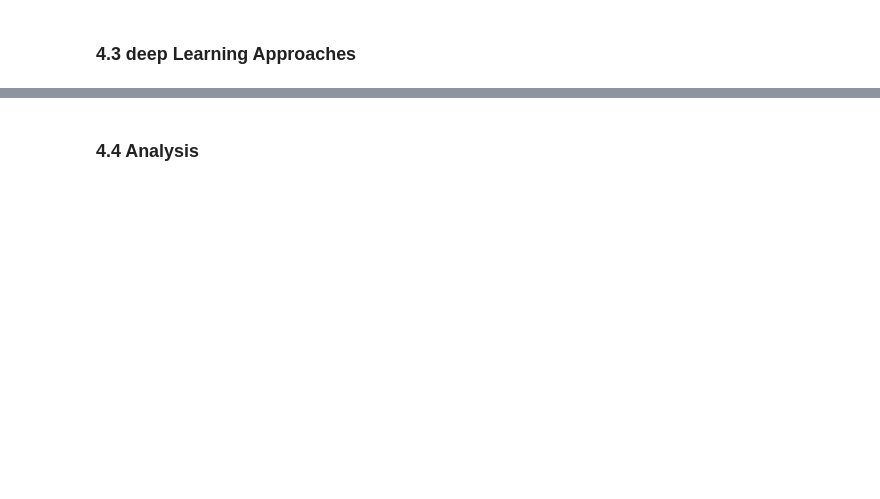
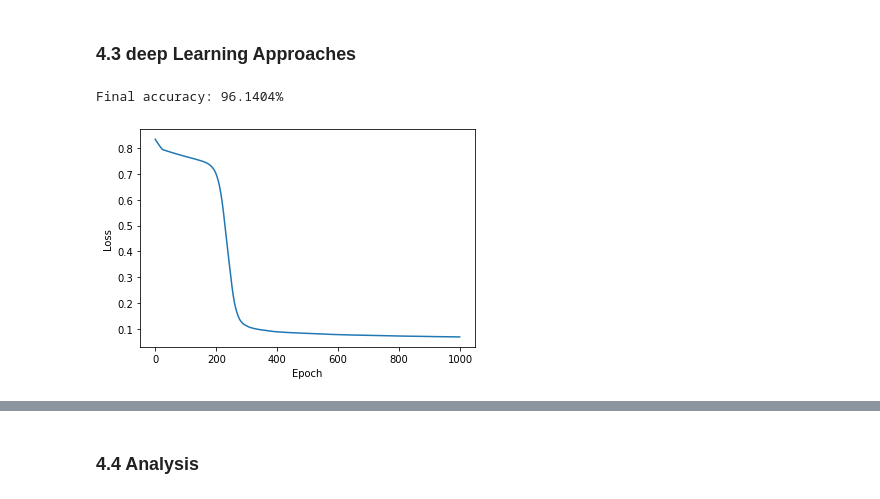
Before and after one commit to junaidiqbalsyed/CS985_Task_2, a Jupyter notebook: Breast_cancer_classification.ipynb, the cells around one changed output, grey strips where cells are left out. Drawn from its saved outputs; the diff is of its cells as text; code cells hidden in the pictures; blank space fills up the shorter version.

Commit message:
Initial Deep Learning Model using pytorch !

```diff
--- a/Breast_cancer_classification.ipynb
+++ b/Breast_cancer_classification.ipynb
@@ -786,0 +798,29 @@ plt.show()
+# %%
+def aNNmodel():
+
+    # model architecture
+    ANNclassifier = nn.Sequential(
+        nn.Linear(torch.tensor(X_train).shape[1] , 16), # Input Layer
+        nn.LeakyReLU(),                                 # activation unit
+        nn.Linear(16, 32),                              # Dense Layer 1
+        nn.LeakyReLU(),                                 # activation unit
+        nn.Linear(32, 64),                              # Dense Layer 2
+        nn.LeakyReLU(),                                 # activation unit
+        nn.Linear(64, 32),                              # Dense Layer 3
+        nn.LeakyReLU(),                                 # activation unit
+        nn.Linear(32, 16),                              # DEnse LAyer 4
+        nn.LeakyReLU(),                                 # activation unit
+        nn.Linear(16, 8),                               # Dense Layer 5
+        nn.LeakyReLU(),                                 # activation unit
+        nn.Linear(8,1),                                 # Dense Layer 6
+        nn.LeakyReLU(),                                 # activation unit
+        nn.Linear(1,1)                                  # Output Layer
+    )
+
+    # Loss Function
+    lossfun = nn.BCEWithLogitsLoss()
+
+    # Optimizer
+    optimizer = torch.optim.Adamax(ANNclassifier.parameters())
+
+    return ANNclassifier, lossfun, optimizer
@@ -786,0 +863,18 @@ plt.show()
+# %%
+# create everything
+ANNclassify,lossfun,optimizer = aNNmodel()
+
+# run it
+losses,predictions,totalacc = trainTheModel(ANNclassify)
+# %%
+# report accuracy
+print('Final accuracy: %g%%' %totalacc)
+
+
+# show the losses
+plt.plot(losses.detach())
+plt.xlabel('Epoch'), plt.ylabel('Loss')
+plt.show()
+# %% [output]
+Final accuracy: 96.1404%
+[figure, added]
```
Also changed, not shown: parts of 31 cells of this notebook.
